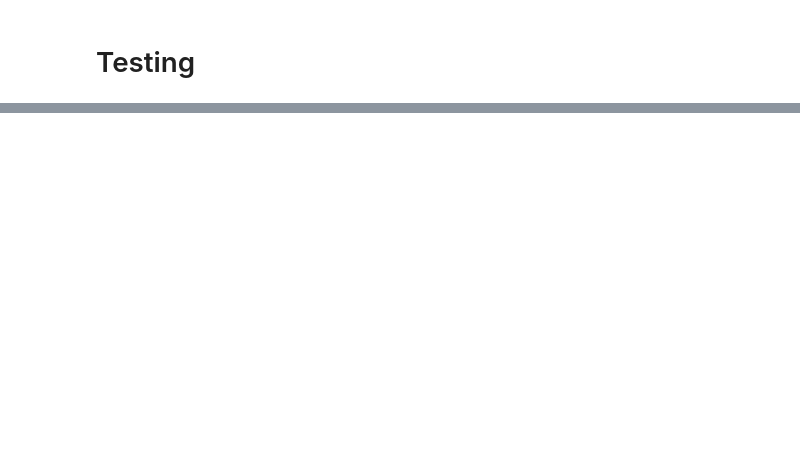
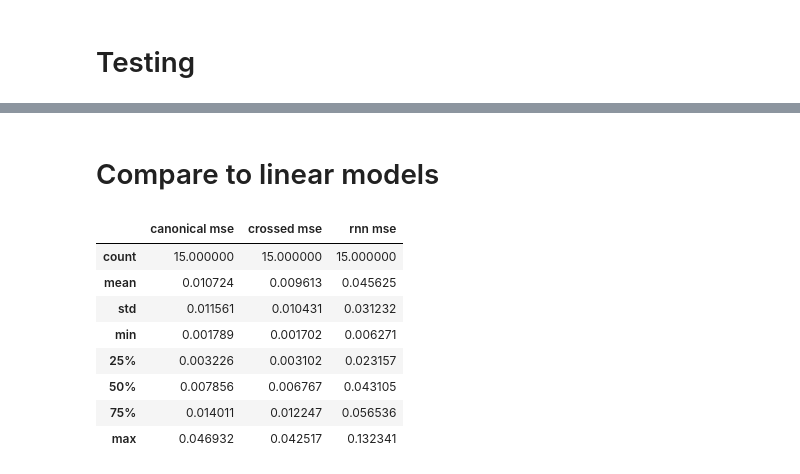
Before and after one commit to Jake-Jay/mushroom-body-models, a Jupyter notebook: RNN/train_masked_rnn.ipynb, the cells around one changed output, grey strips where cells are left out. Saved outputs shown, nothing was run; the diff lists cells and outputs as text; code cells hidden in the pictures; blank space fills up the shorter version.

Commit message:
Preliminary results

```diff
--- a/RNN/train_masked_rnn.ipynb
+++ b/RNN/train_masked_rnn.ipynb
@@ -349,0 +410,11 @@ False
+# %%
+mse = np.sum((Y_test - mean_pred) ** 2, axis = 0)/ Y_test.shape[0]
+# %%
+lobes = np.array(["alpha'1", "alpha'2", "alpha'3", 'alpha1', 'alpha2', 'alpha3',
+       "beta'1", "beta'2", 'beta1', 'beta2', 'gamma1', 'gamma2', 'gamma3',
+       'gamma4', 'gamma5'])
+
+mse_rnn = {}
+
+for i, lobe in enumerate(lobes):
+    mse_rnn[lobe] = mse[i]
@@ -349,0 +439,32 @@ False
+# %% [markdown]
+# Compare to linear models
+# %%
+RESULTS_DIR = Path('../results')
+
+with open( RESULTS_DIR / 'canonical_linear_model_testing_data_mse.json', "r") as file:
+    mse_canonical = json.load(file)
+
+with open( RESULTS_DIR / 'crossed_linear_model_testing_data_mse.json', "r") as file:
+    mse_crossed = json.load(file)
+
+mse_df = pd.concat(
+    [
+        pd.Series(mse_canonical, name='canonical mse'),
+        pd.Series(mse_crossed, name='crossed mse'),
+        pd.Series(mse_rnn, name='rnn mse')
+    ],
+    axis=1
+)
+
+
+mse_df.describe()
+# %% [output]
+|  | canonical mse | crossed mse | rnn mse |
+| count | 15.000000 | 15.000000 | 15.000000 |
+| mean | 0.010724 | 0.009613 | 0.045625 |
+| std | 0.011561 | 0.010431 | 0.031232 |
+| min | 0.001789 | 0.001702 | 0.006271 |
+| 25% | 0.003226 | 0.003102 | 0.023157 |
+| 50% | 0.007856 | 0.006767 | 0.043105 |
+| 75% | 0.014011 | 0.012247 | 0.056536 |
+| max | 0.046932 | 0.042517 | 0.132341 |
```
Also changed, not shown: parts of 25 cells of this notebook, 13 other files.
